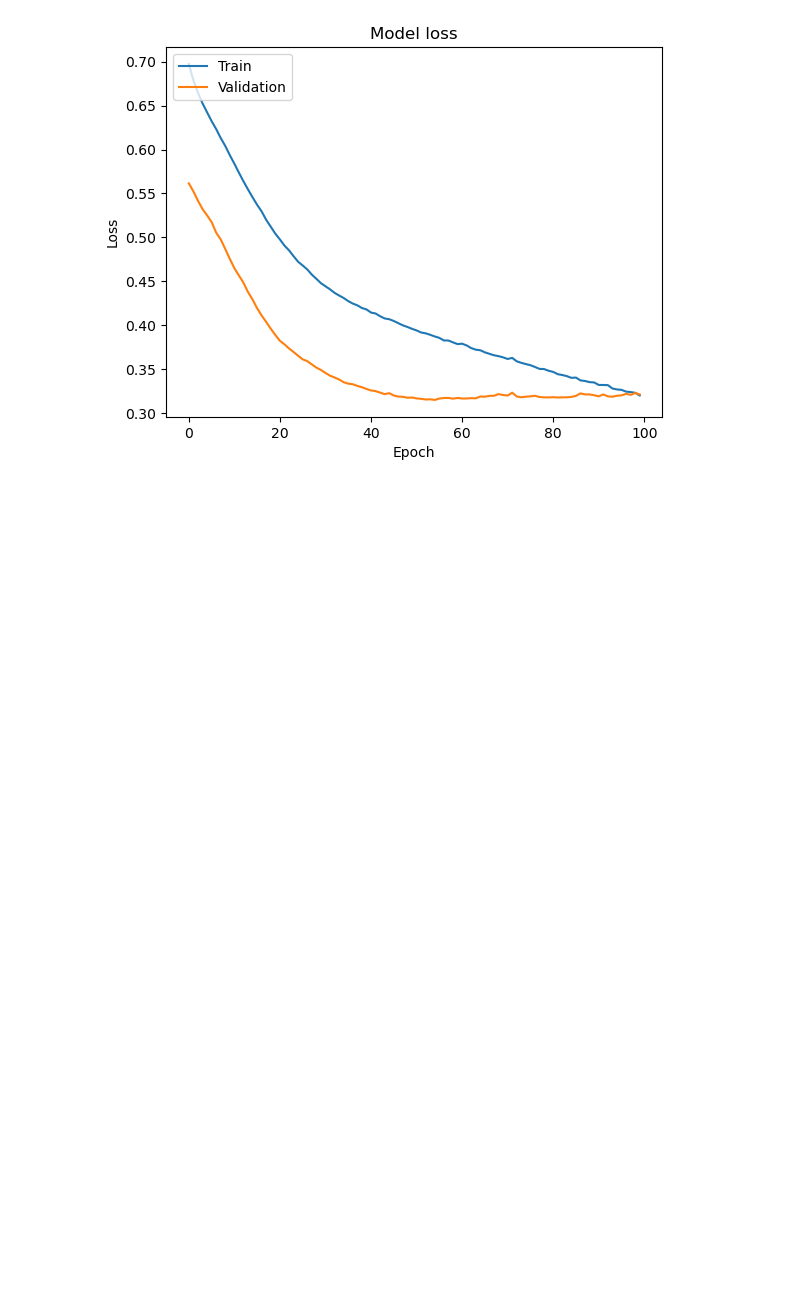
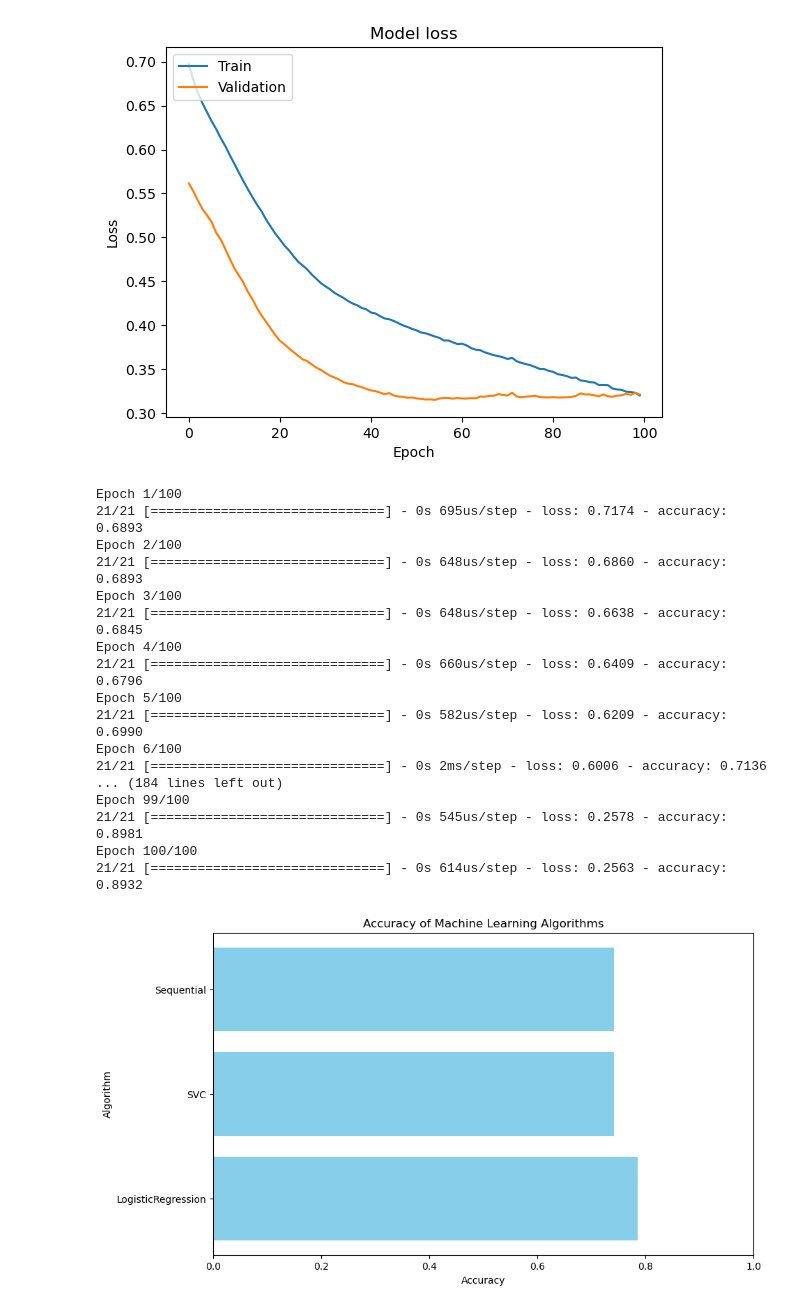
Before and after one commit to MaukanMir/Diabetes-Classifier, a Jupyter notebook: training.ipynb, the cells around one changed output. Cells and saved outputs as stored; diff of their text form; code cells hidden in the pictures; blank space fills up the shorter version.

```diff
--- a/training.ipynb
+++ b/training.ipynb
@@ -137,6 +137,7 @@ def compare_algorithms(X:pd.DataFrame, y:np.array, algorithms, cv=10, scoring='a
         model.compile(loss='binary_crossentropy', optimizer='adam', metrics=['accuracy'])
         # Train the model
         model.fit(X_train_standard_scaled, y_train, epochs=100, batch_size=10, verbose=1)
+        accuracies[type(algorithm).__name__] = np.mean(scores)
       else:
         algorithm.fit(X_train_standard_scaled, y_train)
         scores = cross_val_score(algorithm, X_test_standard_scaled, y_test, cv=cv, scoring=scoring)
@@ -664,6 +665,29 @@ Test Accuracy: 0.7752808928489685
 # %%
 
 LR = LogisticRegression()
 svc = SVC()
 neural_network = Sequential()
 algorithms = [LR, svc, neural_network]
+
+# Compare algorithms and plot accuracies
+accuracies = compare_algorithms(X,y, algorithms)
+plot_algorithms(accuracies)
+# %% [output]
+Epoch 1/100
+21/21 [==============================] - 0s 695us/step - loss: 0.7174 - accuracy: 0.6893
+Epoch 2/100
+21/21 [==============================] - 0s 648us/step - loss: 0.6860 - accuracy: 0.6893
+Epoch 3/100
+21/21 [==============================] - 0s 648us/step - loss: 0.6638 - accuracy: 0.6845
+Epoch 4/100
+21/21 [==============================] - 0s 660us/step - loss: 0.6409 - accuracy: 0.6796
+Epoch 5/100
+21/21 [==============================] - 0s 582us/step - loss: 0.6209 - accuracy: 0.6990
+Epoch 6/100
+21/21 [==============================] - 0s 2ms/step - loss: 0.6006 - accuracy: 0.7136
+... (184 lines left out)
+Epoch 99/100
+21/21 [==============================] - 0s 545us/step - loss: 0.2578 - accuracy: 0.8981
+Epoch 100/100
+21/21 [==============================] - 0s 614us/step - loss: 0.2563 - accuracy: 0.8932
+[figure, added]
```
